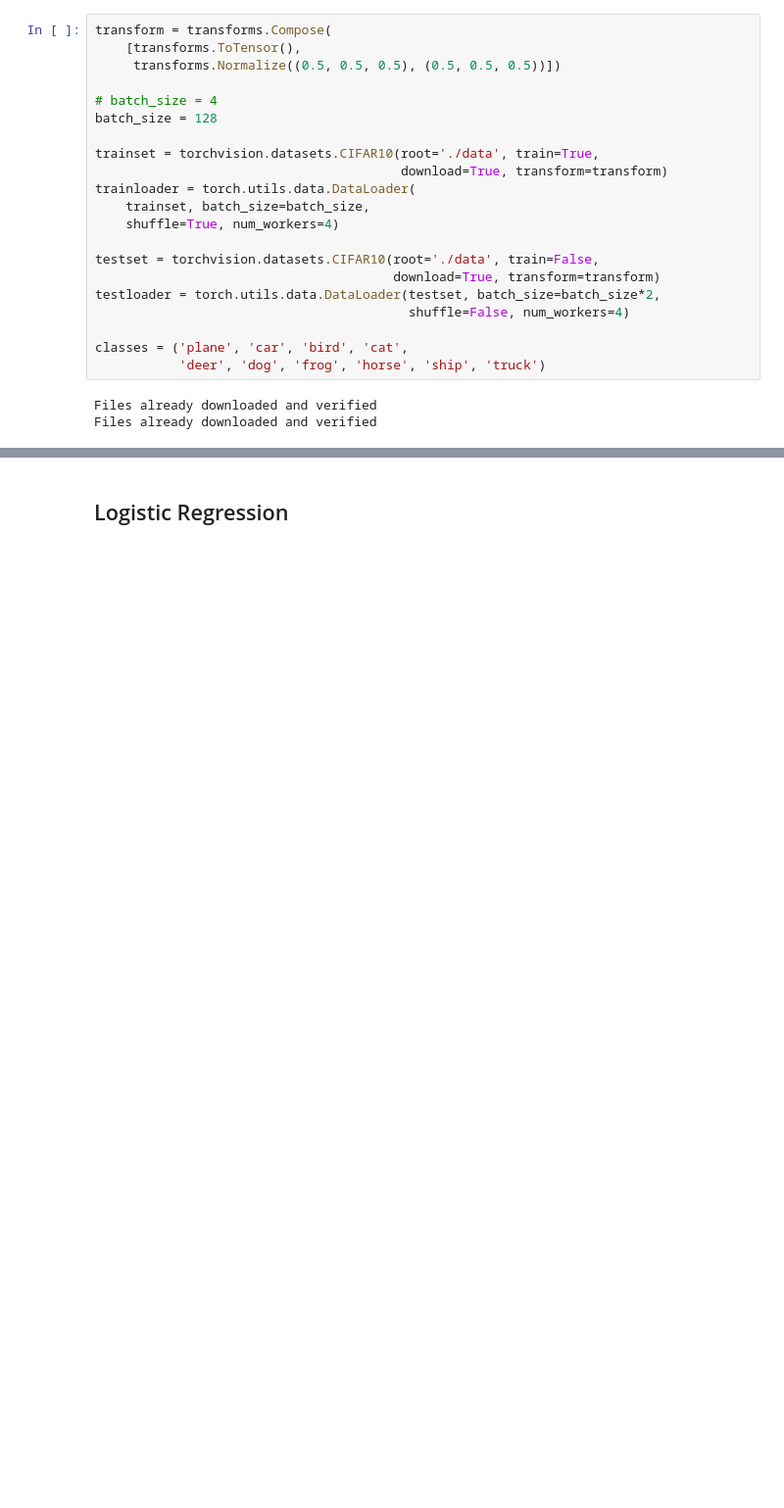
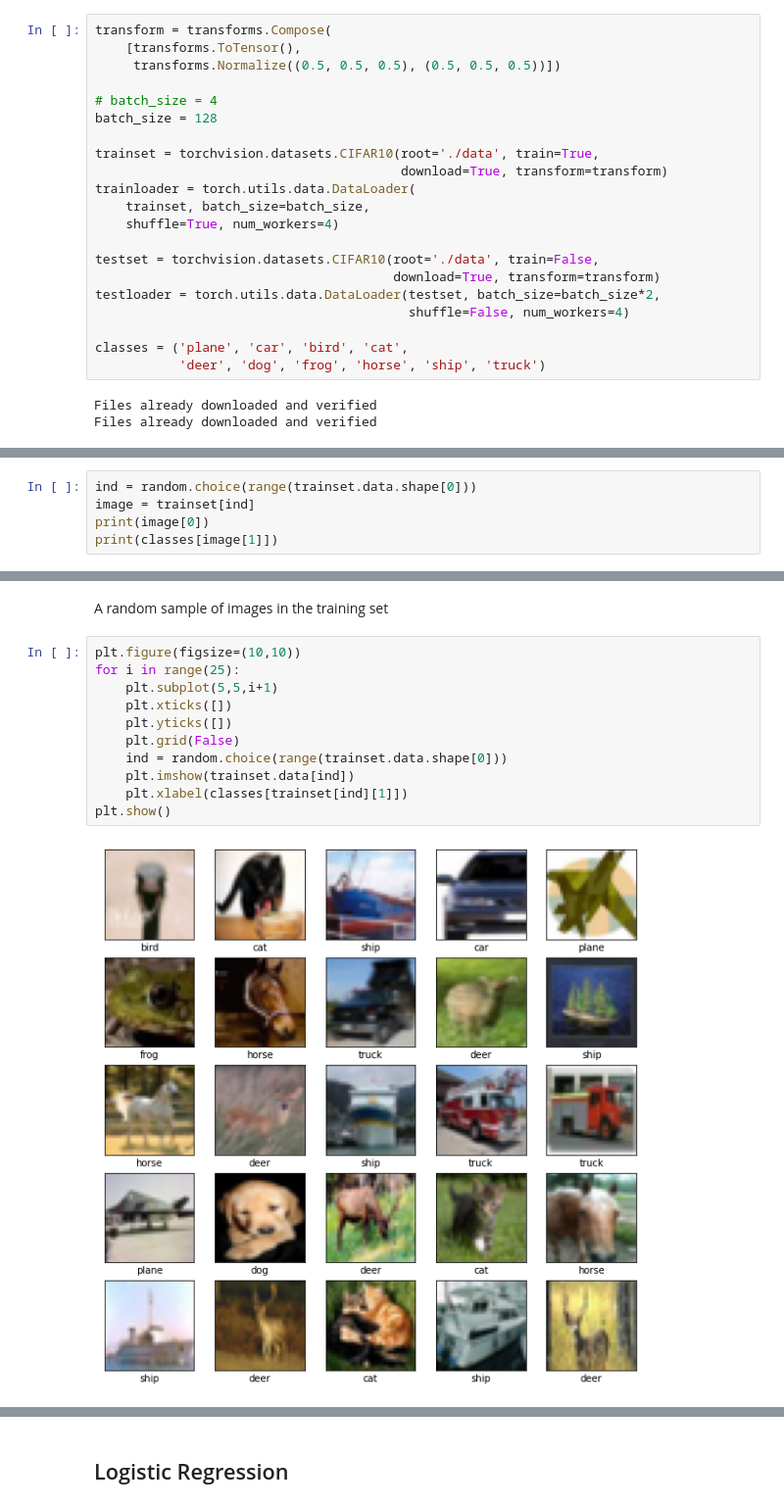
Before and after one commit to berbomeister/ML-project, a Jupyter notebook: ML project/waiting.ipynb, the cells around one changed output, grey strips where cells are left out. Shown at 98% size. Drawn from its saved outputs; the diff is of its cells as text; blank space fills up the shorter version.

```diff
--- a/ML project/waiting.ipynb
+++ b/ML project/waiting.ipynb
@@ -44,0 +60,5 @@ Files already downloaded and verified
+# %%
+ind = random.choice(range(trainset.data.shape[0]))
+image = trainset[ind]
+print(image[0])
+print(classes[image[1]])
@@ -44,0 +83,15 @@ Files already downloaded and verified
+# %% [markdown]
+A random sample of images in the training set
+# %%
+plt.figure(figsize=(10,10))
+for i in range(25):
+    plt.subplot(5,5,i+1)
+    plt.xticks([])
+    plt.yticks([])
+    plt.grid(False)
+    ind = random.choice(range(trainset.data.shape[0]))
+    plt.imshow(trainset.data[ind])
+    plt.xlabel(classes[trainset[ind][1]])
+plt.show()
+# %% [output]
+[figure, added]
```
Also changed, not shown: parts of 50 cells of this notebook, 2 other files.
